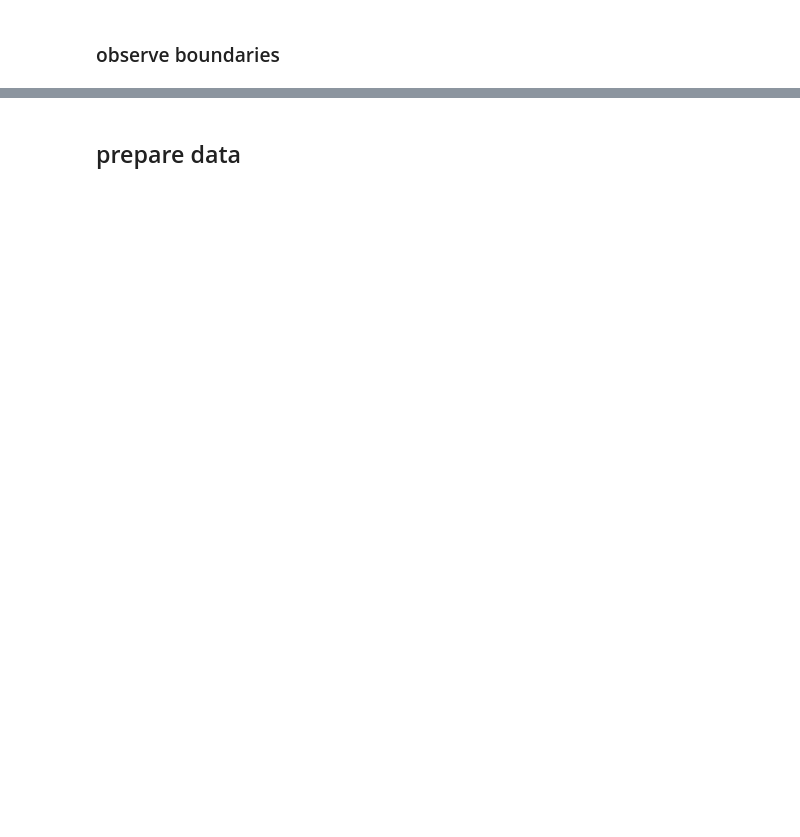
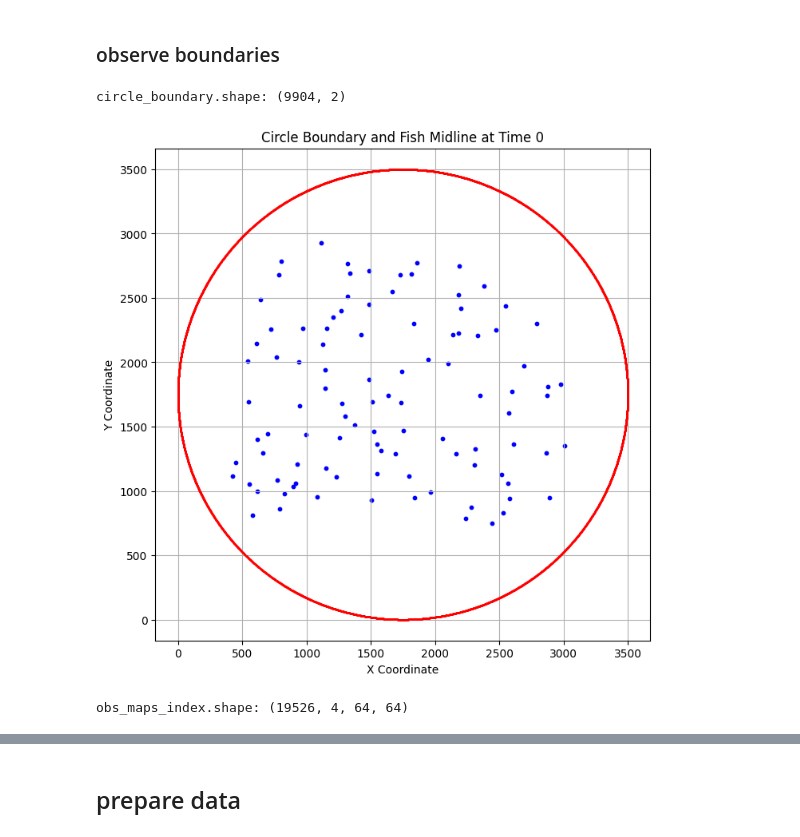
Before and after one commit to jackkoo1207/zebrafish1, a Jupyter notebook: CNN.ipynb, the cells around one changed output, grey strips where cells are left out. Saved outputs shown, nothing was run; the diff lists cells and outputs as text; code cells hidden in the pictures; blank space fills up the shorter version.

```diff
--- a/CNN.ipynb
+++ b/CNN.ipynb
@@ -238,2 +360,54 @@ plt.show()
 # %% [markdown]
 ### observe boundaries
+# %%
+def mid_point_circle_algorithm(radius):
+    """
+    使用中點圓算法生成圓的邊界點。
+    radius: 圓的半徑
+    回傳: 圓的邊界點列表 [(x, y), ...]
+    """
+    points = []
+    x = radius
+    y = 0
+    d = 1 - radius  # 初始決策參數
+
+    while x >= y:
+        # 八分之一對稱性
+        points.append((x, y))
+        points.append((y, x))
+        points.append((-x, y))
+        points.append((-y, x))
+        points.append((-x, -y))
+        points.append((-y, -x))
+        points.append((x, -y))
+        points.append((y, -x))
+
+        y += 1
+
+        if d <= 0:
+            d += 2 * y + 1  # 垂直方向移動
+        else:
+            x -= 1
+            d += 2 * y - 2 * x + 1  # 水平方向移動
+
+    return points
+# 生成圓的邊界點
+circle_boundary = mid_point_circle_algorithm(boundaries_radius)
+# 將圓的邊界點轉換為 numpy 陣列
+circle_boundary = np.array(circle_boundary)
+# 將圓的邊界點平移到 (0, 0)
+circle_boundary = circle_boundary + np.array([boundaries_radius, boundaries_radius])
+print("circle_boundary.shape:", circle_boundary.shape)
+# plot 圓的邊界點 and all the fish midline at time 0 same time
+plt.figure(figsize=(8, 8))
+plt.plot(circle_boundary[:, 0], circle_boundary[:, 1], 'r.', markersize=1)
+plt.scatter(midline[0, :, 1, 0], midline[0, :, 1, 1], c='b', s=10)
+plt.title('Circle Boundary and Fish Midline at Time 0')
+plt.xlabel('X Coordinate')
+plt.ylabel('Y Coordinate')
+plt.axis('equal')
+plt.grid()
+plt.show()
+# %% [output]
+circle_boundary.shape: (9904, 2)
+[figure, added]
@@ -239,0 +482,8 @@ plt.show()
+# %%
+# Test get_observed_fish_index
+index = 0  # Example index of the fish to be set as observer
+obs_maps_index = get_boundaries_index(midline, R, circle_boundary, obs_maps_index, index)
+print("obs_maps_index.shape:", obs_maps_index.shape)
+# Plot the observation map for the first frame that index 10 see the wall
+# %% [output]
+obs_maps_index.shape: (19526, 4, 64, 64)
```
Also changed, not shown: parts of 10 cells of this notebook, 2 other files.
